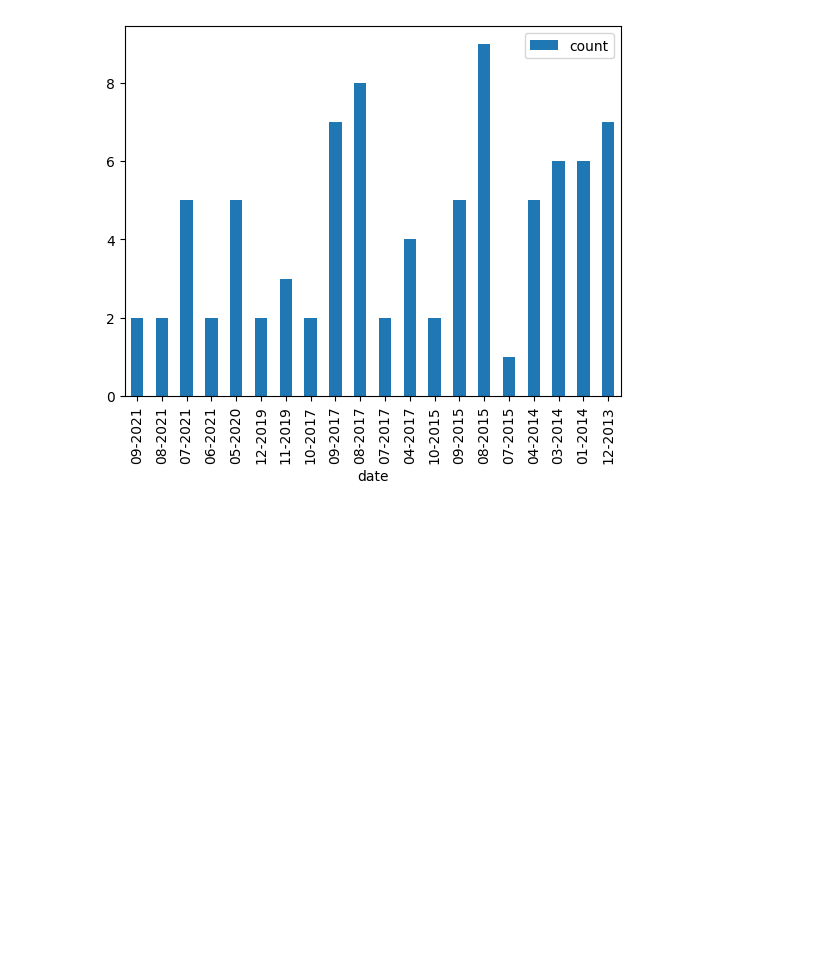
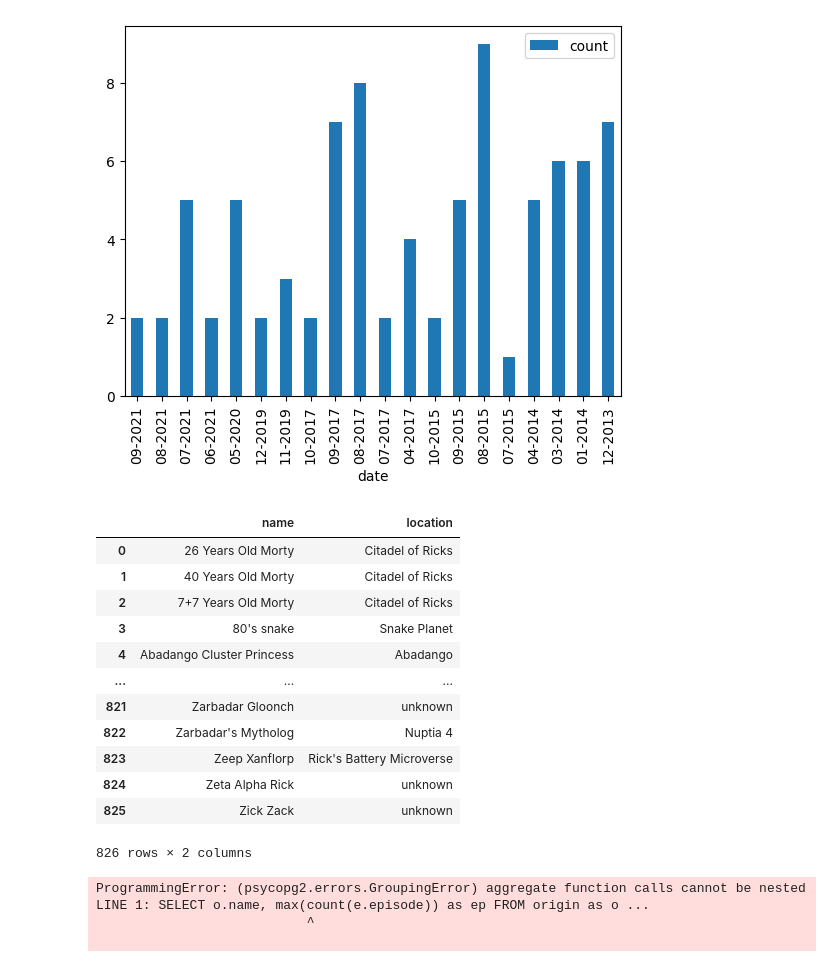
Before and after one commit to oleg-wl/rickmorty, a Jupyter notebook: example.ipynb, the cells around one changed output. Cells and saved outputs as stored; diff of their text form; code cells hidden in the pictures; blank space fills up the shorter version.

```diff
--- a/example.ipynb
+++ b/example.ipynb
@@ -6,7 +6,7 @@ from sqlalchemy import create_engine
 Добавлен VIEW characters_from_earth_count_by_month, который возвращает таблицу с агрегированным количеством землян в эпизоде по месяцам
 # %%
 engine = create_engine(
-        "postgresql+psycopg2://postgres:postgres@localhost:5432/rickmorty", echo=False)
+        "postgresql+psycopg2://postgres:postgres@localhost:15432/rickmorty", echo=False)
 #Запрос к готовому VIEW в постргесс
 sql = "SELECT TO_CHAR(date, 'MM-YYYY') as date, count FROM public.characters_from_earth_count_by_month;"
 df = pd.read_sql_query(sql=sql, con=engine)
@@ -15,3 +15,31 @@ df = pd.read_sql_query(sql=sql, con=engine)
 df.plot(x='date', y='count', kind='bar');
 # %% [output]
 [figure]
+# %%
+# Данные о месте рождения по всем персонажам
+
+sql = "SELECT o.name as name, l.name as location FROM origin as o JOIN locations as l ON o.origin_id = l.id ORDER BY o.name ASC"
+pd.read_sql_query(sql, con=engine)
+# %% [output]
+|  | name | location |
+| 0 | 26 Years Old Morty | Citadel of Ricks |
+| 1 | 40 Years Old Morty | Citadel of Ricks |
+| 2 | 7+7 Years Old Morty | Citadel of Ricks |
+| 3 | 80's snake | Snake Planet |
+| 4 | Abadango Cluster Princess | Abadango |
+| ... | ... | ... |
+| 821 | Zarbadar Gloonch | unknown |
+| 822 | Zarbadar's Mytholog | Nuptia 4 |
+| 823 | Zeep Xanflorp | Rick's Battery Microverse |
+| 824 | Zeta Alpha Rick | unknown |
+| 825 | Zick Zack | unknown |
+826 rows × 2 columns
+# %%
+sql = 'SELECT episode as ep, count(characters_id) FROM episodes GROUP BY episode'
+sql = 'SELECT l.name, e.episode  FROM locations as l JOIN origin as o ON l.id = o.origin_id JOIN epidoses as e ON
+pd.read_sql_query(sql, con=engine)
+# %% [output]
+ProgrammingError: (psycopg2.errors.GroupingError) aggregate function calls cannot be nested
+LINE 1: SELECT o.name, max(count(e.episode)) as ep FROM origin as o ...
+                           ^
+
```
Also changed, not shown: 9 other files.
